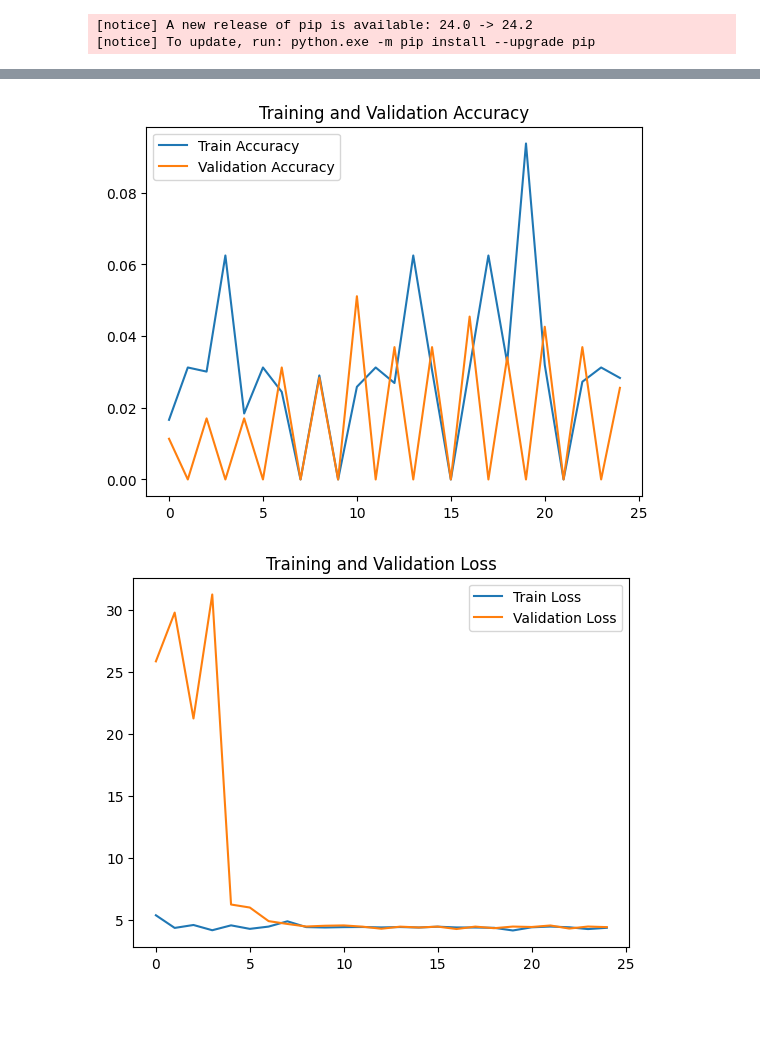
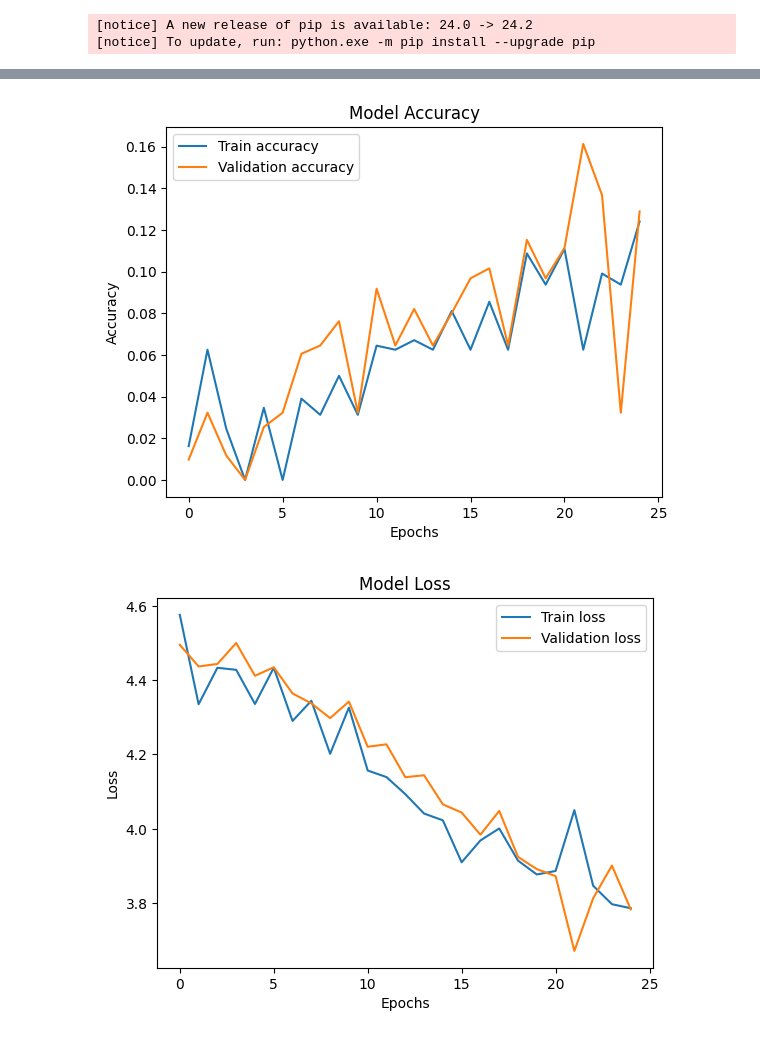
Before and after one commit to ShehanAnnasiwatta/DL-Assignment-Y4S1, a Jupyter notebook: Gem_Stone_Classifier_Shehan.ipynb, the cells around one changed output, grey strips where cells are left out. Saved outputs shown, nothing was run; the diff lists cells and outputs as text; code cells hidden in the pictures; blank space fills up the shorter version.

Commit message:
Added ResNet50 pre-trained model to increase accuracy

```diff
--- a/Gem_Stone_Classifier_Shehan.ipynb
+++ b/Gem_Stone_Classifier_Shehan.ipynb
@@ -88,0 +91,7 @@ Found 0 images belonging to 87 classes.
+# %%
+# Load ResNet50 without the top layers (fully connected layers)
+base_model = ResNet50(weights='imagenet', include_top=False, input_shape=(224, 224, 3))
+
+# Freeze the base_model to avoid training its weights
+for layer in base_model.layers:
+    layer.trainable = False
@@ -128,6 +159,6 @@ Model: "sequential_1"
 # %%
 # Add dense layer
-model.add(layers.Flatten())
-model.add(layers.Dense(128, activation='relu'))
-model.add(layers.Dropout(0.5))
-model.add(layers.Dense(87, activation='softmax'))
+# model.add(layers.Flatten())
+# model.add(layers.Dense(128, activation='relu'))
+# model.add(layers.Dropout(0.5))
+# model.add(layers.Dense(87, activation='softmax'))
@@ -158,5 +164,0 @@ Model: "sequential_1"
-# %%
-# Model compilation
-model.compile(optimizer='adam',
-              loss='categorical_crossentropy',
-              metrics=['accuracy'])
@@ -163,10 +167,14 @@ model.compile(optimizer='adam',
 # %%
-# Model training using test_generator for validation
+# Define early stopping to prevent overfitting
+early_stopping = tf.keras.callbacks.EarlyStopping(monitor='val_loss', patience=5, restore_best_weights=True)
+
+# Train the model
 history = model.fit(
     train_generator,
     steps_per_epoch=train_generator.samples // train_generator.batch_size,
-    validation_data=test_generator,  # Using test set for validation
-    validation_steps=test_generator.samples // test_generator.batch_size,
-    epochs=25)
+    validation_data=validation_generator,
+    validation_steps=validation_generator.samples // validation_generator.batch_size,
+    epochs=25,
+    callbacks=[early_stopping])
 # %% [output]
 Epoch 1/25
@@ -194,18 +232,22 @@ Epoch 25/25
 # %%
 # Plot training and validation accuracy
-plt.plot(history.history['accuracy'], label='Train Accuracy')
-plt.plot(history.history['val_accuracy'], label='Validation Accuracy')
-plt.title('Training and Validation Accuracy')
+plt.plot(history.history['accuracy'], label='Train accuracy')
+plt.plot(history.history['val_accuracy'], label='Validation accuracy')
+plt.title('Model Accuracy')
+plt.xlabel('Epochs')
+plt.ylabel('Accuracy')
 plt.legend()
 plt.show()
 # %% [output]
-[figure, old version]
+[figure, new version]
 # %%
 # Plot training and validation loss
-plt.plot(history.history['loss'], label='Train Loss')
-plt.plot(history.history['val_loss'], label='Validation Loss')
-plt.title('Training and Validation Loss')
+plt.plot(history.history['loss'], label='Train loss')
+plt.plot(history.history['val_loss'], label='Validation loss')
+plt.title('Model Loss')
+plt.xlabel('Epochs')
+plt.ylabel('Loss')
 plt.legend()
 plt.show()
 # %% [output]
-[figure, old version]
+[figure, new version]
```
Also changed, not shown: parts of 14 cells of this notebook.
